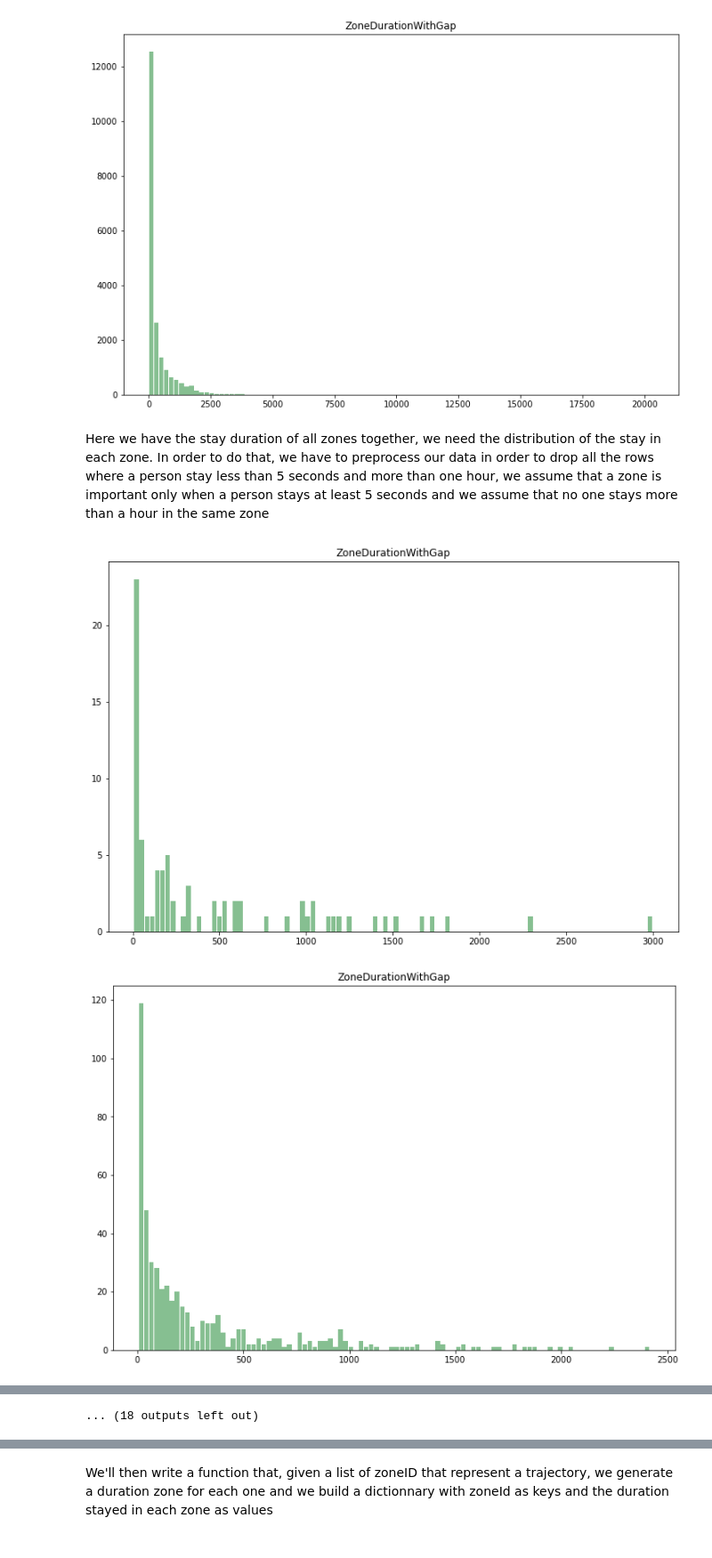
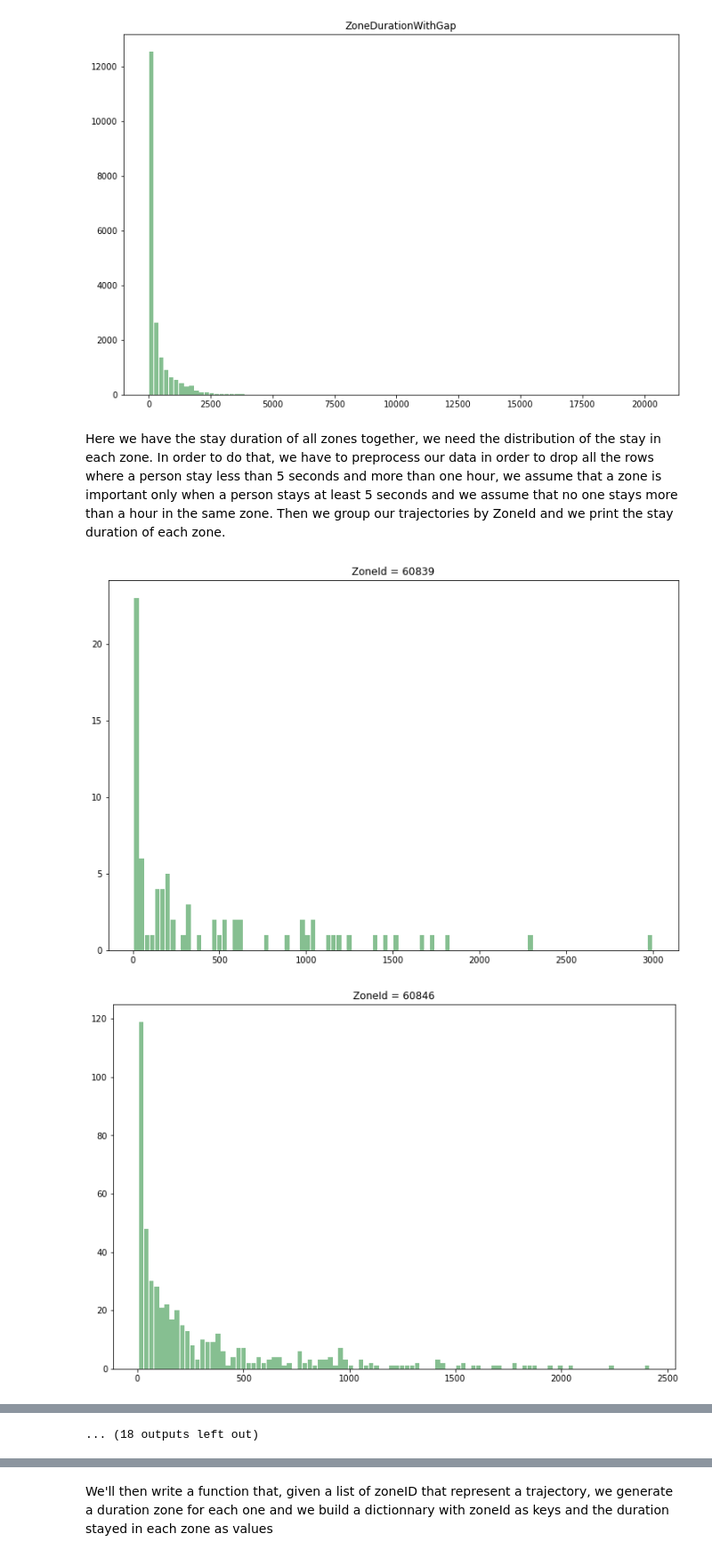
Before and after one commit to IndoorGen/LouvreIndoorTrajectoryGen, a Jupyter notebook: IndoorGenerator.ipynb, the cells around one changed output, grey strips where cells are left out. Shown at 89% size. Drawn from its saved outputs; the diff is of its cells as text; code cells hidden in the pictures.

```diff
--- a/IndoorGenerator.ipynb
+++ b/IndoorGenerator.ipynb
@@ -387,13 +390,16 @@ ax = Zone_df_duration.hist(column='ZoneDurationWithGap', bins=100, grid=False, f
 # %% [output]
 [figure]
 # %% [markdown]
-Here we have the stay duration of all zones together, we need the distribution of the stay in each zone. In order to do that, we have to preprocess our data in order to drop all the rows where a person stay less than 5 seconds and more than one hour, we assume that a zone is important only when a person stays at least 5 seconds and we assume that no one stays more than a hour in the same zone
+Here we have the stay duration of all zones together, we need the distribution of the stay in each zone. In order to do that, we have to preprocess our data in order to drop all the rows where a person stay less than 5 seconds and more than one hour, we assume that a zone is important only when a person stays at least 5 seconds and we assume that no one stays more than a hour in the same zone.
+Then we group our trajectories by ZoneId and we print the stay duration of each zone.
 # %%
 Zone_df_duration_bounded = Zone_df_duration.loc[Zone_df_duration['ZoneDurationWithGap'] > 5]
 Zone_df_duration_bounded = Zone_df_duration_bounded.loc[Zone_df_duration_bounded['ZoneDurationWithGap'] < 3600]
 Zone_df_duration_bounded_grouped = Zone_df_duration_bounded.groupby("ZoneId")
 # %%
-ax = Zone_df_duration_bounded_grouped.hist(column='ZoneDurationWithGap', bins=100, grid=False, figsize=(12,8), color='#86bf91', zorder=2, rwidth=0.9)
+for key, item in Zone_df_duration_bounded_grouped:
+    ax = Zone_df_duration_bounded_grouped.get_group(key).hist(column='ZoneDurationWithGap', bins=100, grid=False, figsize=(12,8), color='#86bf91', zorder=2, rwidth=0.9)
+    plt.title("ZoneId = "+ str(key))
 # %% [output]
-[figure, old version]
+[figure, new version]
-[figure, old version]
+[figure, new version]
```
Also changed, not shown: parts of 30 cells of this notebook.
